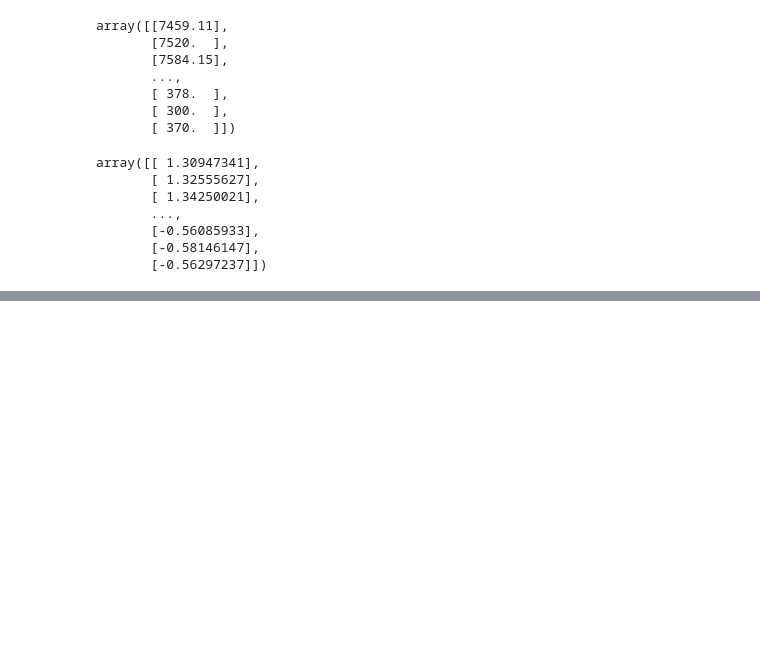
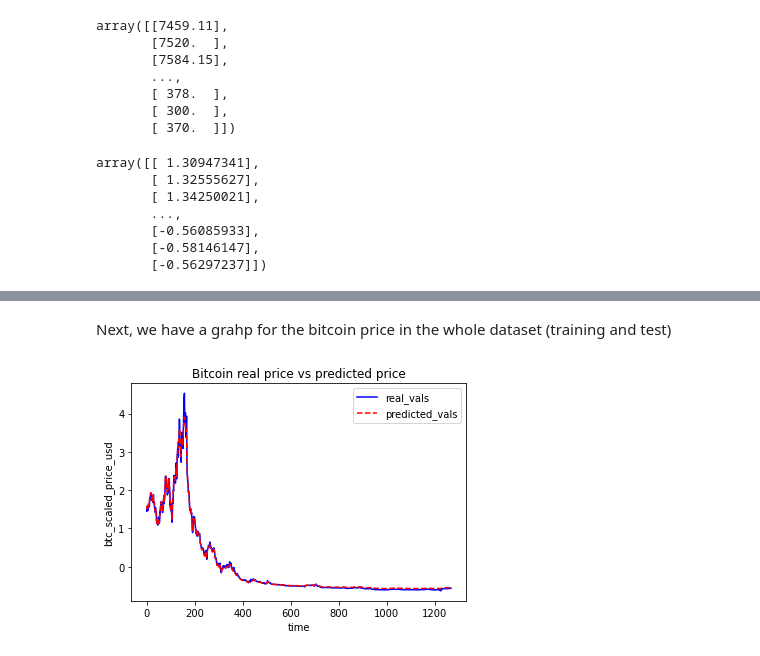
Before and after one commit to vserraa/redes-neurais, a Jupyter notebook: lstm/src/lstm_btc.ipynb, the cells around one changed output, grey strips where cells are left out. Drawn from its saved outputs; the diff is of its cells as text; code cells hidden in the pictures; blank space fills up the shorter version.

```diff
--- a/lstm/src/lstm_btc.ipynb
+++ b/lstm/src/lstm_btc.ipynb
@@ -223,0 +273,9 @@ lstm_model.evaluate(X_test, y_test)
+# %%
+y = windowed_data.y.reshape(-1)
+y_pred = lstm_model.predict(windowed_data.X).reshape(-1)
+# %% [markdown]
+Next, we have a grahp for the bitcoin price in the whole dataset (training and test)
+# %%
+plot(y, y_pred)
+# %% [output]
+[figure, added]
```
Also changed, not shown: parts of 21 cells of this notebook.
